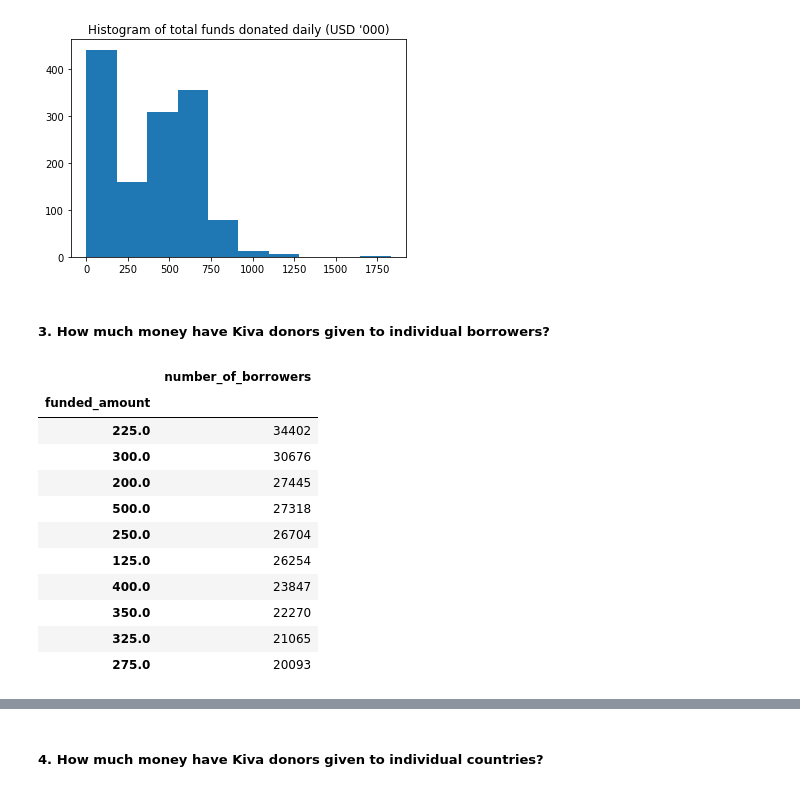
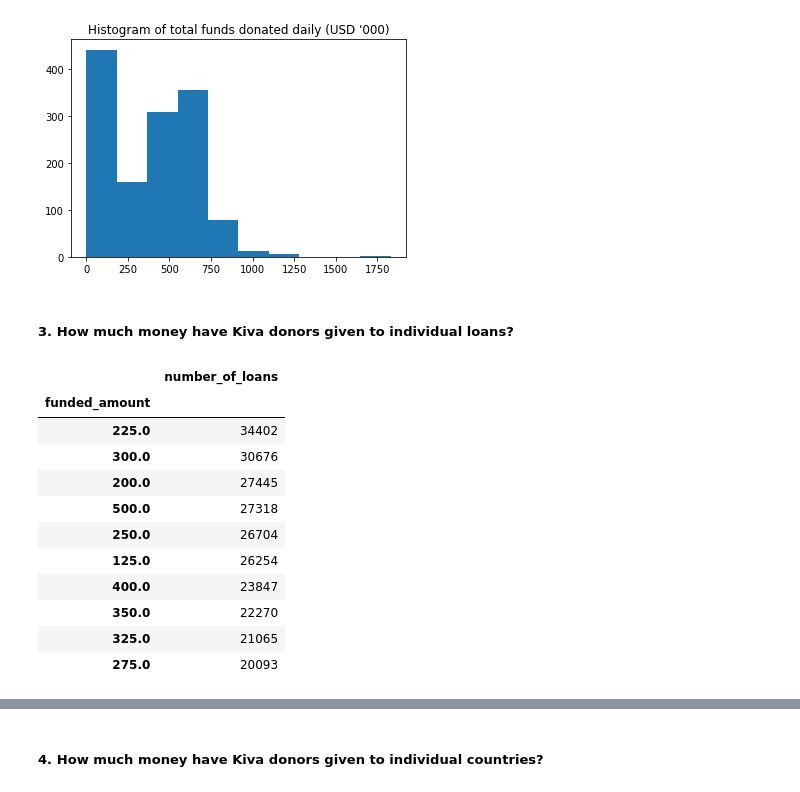
Before and after one commit to masterpython4ds/assignment-1-CeeThinwa, a Jupyter notebook: KIVA Analysis.ipynb, the cells around one changed output, grey strips where cells are left out. Drawn from its saved outputs; the diff is of its cells as text; code cells hidden in the pictures.

```diff
--- a/KIVA Analysis.ipynb
+++ b/KIVA Analysis.ipynb
@@ -302,21 +305,21 @@ Name: funded_amount, dtype: float64
 dtype: float64
 [figure]
 # %% [markdown]
-##### 3. How much money have Kiva donors given to individual borrowers?
+##### 3. How much money have Kiva donors given to individual loans?
 # %%
 # create a pivot-table
-borrower_count = pd.pivot_table(loan_data, values='id', index=['funded_amount'], aggfunc='count')
+loan_count_per_funded_amount = pd.pivot_table(loan_data, values='id', index=['funded_amount'], aggfunc='count')
 
 # rename the column
-borrower_count.columns = ['number_of_borrowers']
+loan_count_per_funded_amount.columns = ['number_of_loans']
 
 # sort the results in descending order
-borrower_count = borrower_count.sort_values(by=['number_of_borrowers'], ascending=False)
+loan_count_per_funded_amount = loan_count_per_funded_amount.sort_values(by=['number_of_loans'], ascending=False)
 
 # and display top 10 results
-borrower_count.head(10)
+loan_count_per_funded_amount.head(10)
 # %% [output]
-|  | number_of_borrowers |
+|  | number_of_loans |
 | funded_amount |  |
 | 225.0 | 34402 |
 | 300.0 | 30676 |
```
Also changed, not shown: parts of 28 cells of this notebook.
